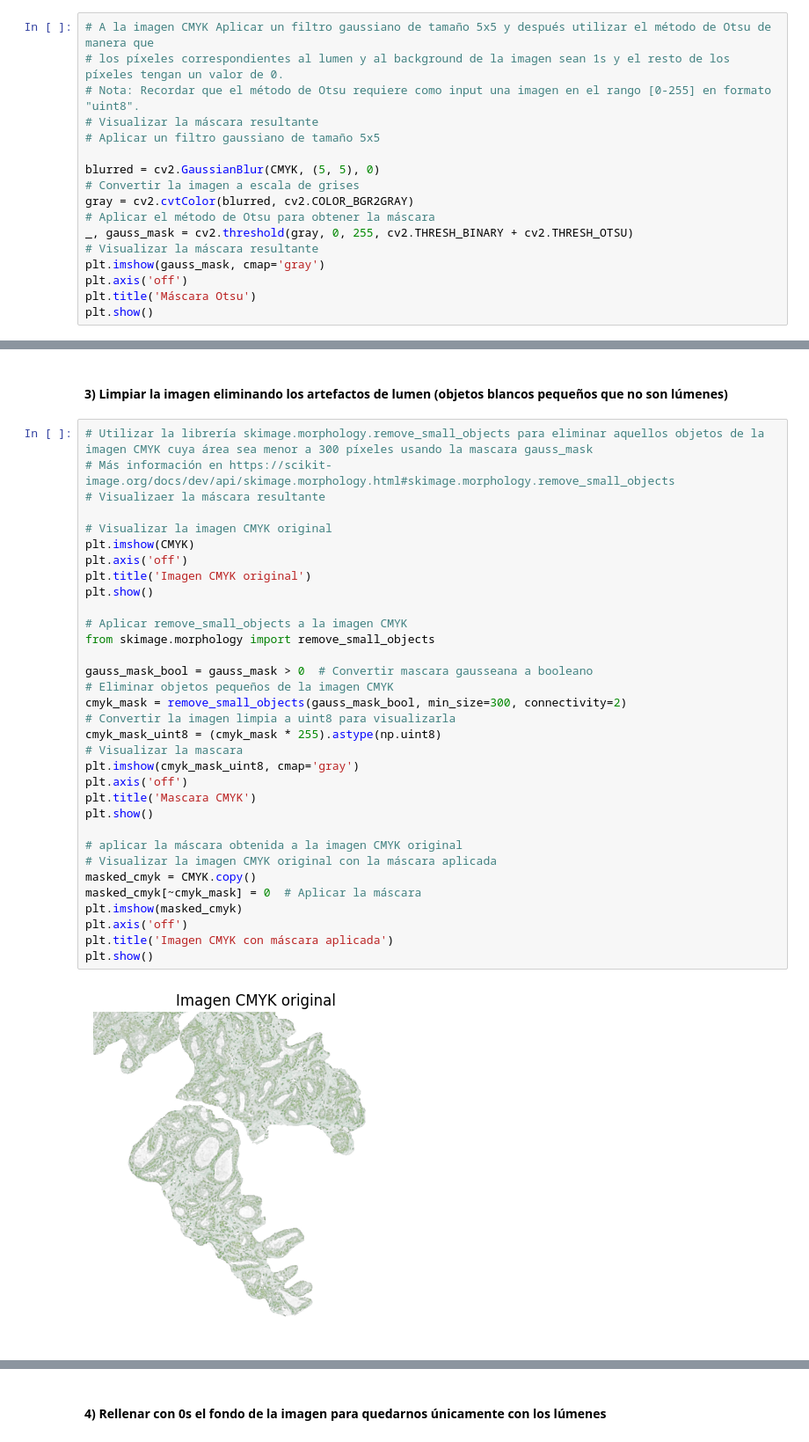
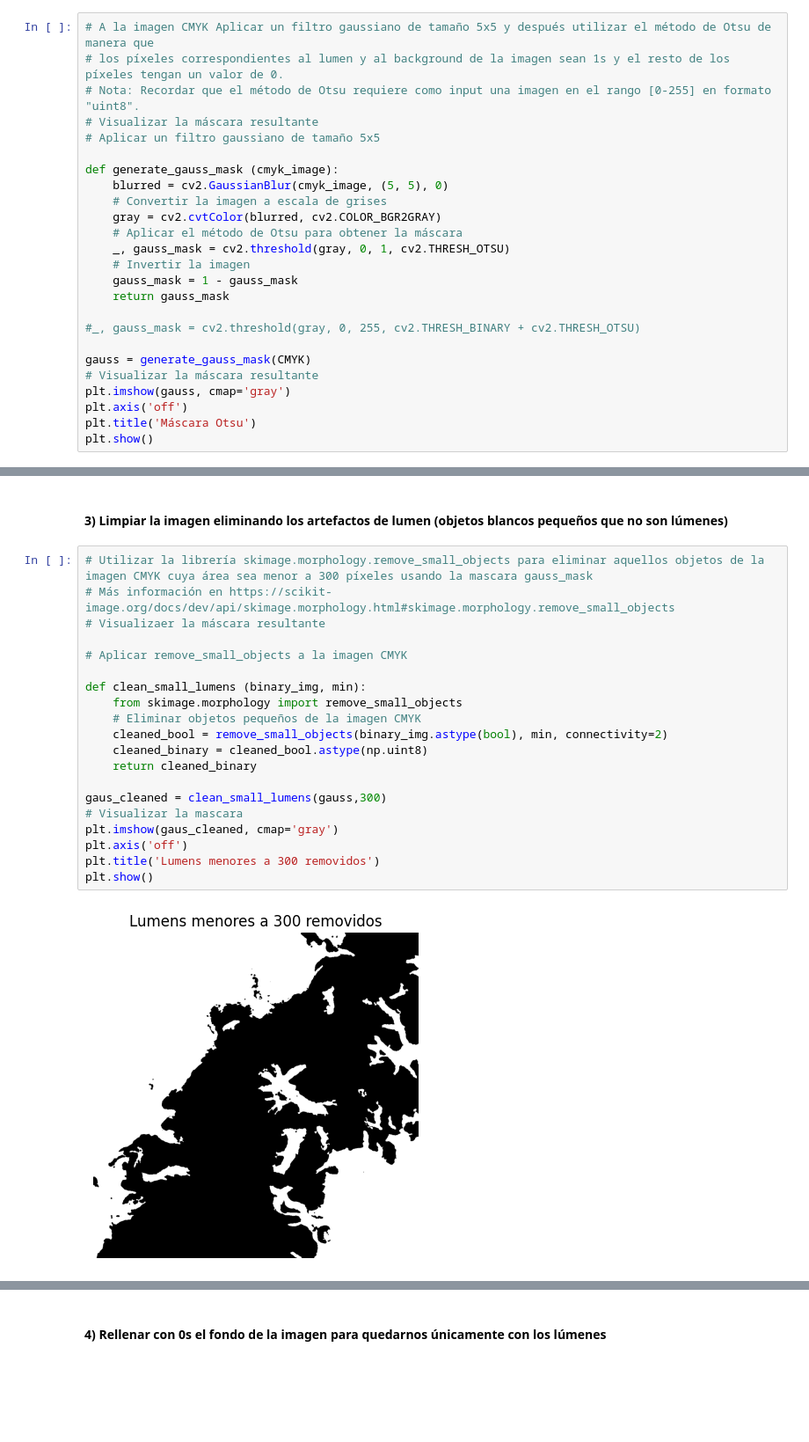
Before and after one commit to peraltarh/VIUMasterInAI, a Jupyter notebook: 4.Aprendizaje Supervisado/Trabajo Practico/Actividad_Computer_Vision_C1.ipynb, the cells around one changed output, grey strips where cells are left out. Shown at 88% size. Saved outputs shown, nothing was run; the diff lists cells and outputs as text; blank space fills up the shorter version.

Commit message:
TP carreglado (Lumens habian side interpretados mal)

```diff
--- a/4.Aprendizaje Supervisado/Trabajo Practico/Actividad_Computer_Vision_C1.ipynb
+++ b/4.Aprendizaje Supervisado/Trabajo Practico/Actividad_Computer_Vision_C1.ipynb
@@ -80,13 +87,21 @@ plt.show()
 # Visualizar la máscara resultante
 # Aplicar un filtro gaussiano de tamaño 5x5
 
-blurred = cv2.GaussianBlur(CMYK, (5, 5), 0)
-# Convertir la imagen a escala de grises
-gray = cv2.cvtColor(blurred, cv2.COLOR_BGR2GRAY)
-# Aplicar el método de Otsu para obtener la máscara
-_, gauss_mask = cv2.threshold(gray, 0, 255, cv2.THRESH_BINARY + cv2.THRESH_OTSU)
+def generate_gauss_mask (cmyk_image):
+    blurred = cv2.GaussianBlur(cmyk_image, (5, 5), 0)
+    # Convertir la imagen a escala de grises
+    gray = cv2.cvtColor(blurred, cv2.COLOR_BGR2GRAY)
+    # Aplicar el método de Otsu para obtener la máscara
+    _, gauss_mask = cv2.threshold(gray, 0, 1, cv2.THRESH_OTSU)
+    # Invertir la imagen
+    gauss_mask = 1 - gauss_mask
+    return gauss_mask
+
+#_, gauss_mask = cv2.threshold(gray, 0, 255, cv2.THRESH_BINARY + cv2.THRESH_OTSU)
+
+gauss = generate_gauss_mask(CMYK)
 # Visualizar la máscara resultante
-plt.imshow(gauss_mask, cmap='gray')
+plt.imshow(gauss, cmap='gray')
 plt.axis('off')
 plt.title('Máscara Otsu')
 plt.show()
@@ -97,35 +112,22 @@ plt.show()
 # %%
 # Utilizar la librería skimage.morphology.remove_small_objects para eliminar aquellos objetos de la imagen CMYK cuya área sea menor a 300 píxeles usando la mascara gauss_mask
 # Más información en https://scikit-image.org/docs/dev/api/skimage.morphology.html#skimage.morphology.remove_small_objects
 # Visualizaer la máscara resultante
 
-# Visualizar la imagen CMYK original
-plt.imshow(CMYK)
+# Aplicar remove_small_objects a la imagen CMYK
+
+def clean_small_lumens (binary_img, min):
+    from skimage.morphology import remove_small_objects
+    # Eliminar objetos pequeños de la imagen CMYK
+    cleaned_bool = remove_small_objects(binary_img.astype(bool), min, connectivity=2)
+    cleaned_binary = cleaned_bool.astype(np.uint8)
+    return cleaned_binary
+
+gaus_cleaned = clean_small_lumens(gauss,300)
+# Visualizar la mascara
+plt.imshow(gaus_cleaned, cmap='gray')
 plt.axis('off')
-plt.title('Imagen CMYK original')
+plt.title('Lumens menores a 300 removidos')
 plt.show()
-
-# Aplicar remove_small_objects a la imagen CMYK
-from skimage.morphology import remove_small_objects
-
-gauss_mask_bool = gauss_mask > 0  # Convertir mascara gausseana a booleano
-# Eliminar objetos pequeños de la imagen CMYK
-cmyk_mask = remove_small_objects(gauss_mask_bool, min_size=300, connectivity=2)
-# Convertir la imagen limpia a uint8 para visualizarla
-cmyk_mask_uint8 = (cmyk_mask * 255).astype(np.uint8)
-# Visualizar la mascara
-plt.imshow(cmyk_mask_uint8, cmap='gray')
-plt.axis('off')
-plt.title('Mascara CMYK')
-plt.show()
-
-# aplicar la máscara obtenida a la imagen CMYK original
-# Visualizar la imagen CMYK original con la máscara aplicada
-masked_cmyk = CMYK.copy()
-masked_cmyk[~cmyk_mask] = 0  # Aplicar la máscara
-plt.imshow(masked_cmyk)
-plt.axis('off')
-plt.title('Imagen CMYK con máscara aplicada')
-plt.show()
 # %% [output]
-[figure, old version]
+[figure, new version]
```
Also changed, not shown: parts of 13 cells of this notebook, 1 other file.
